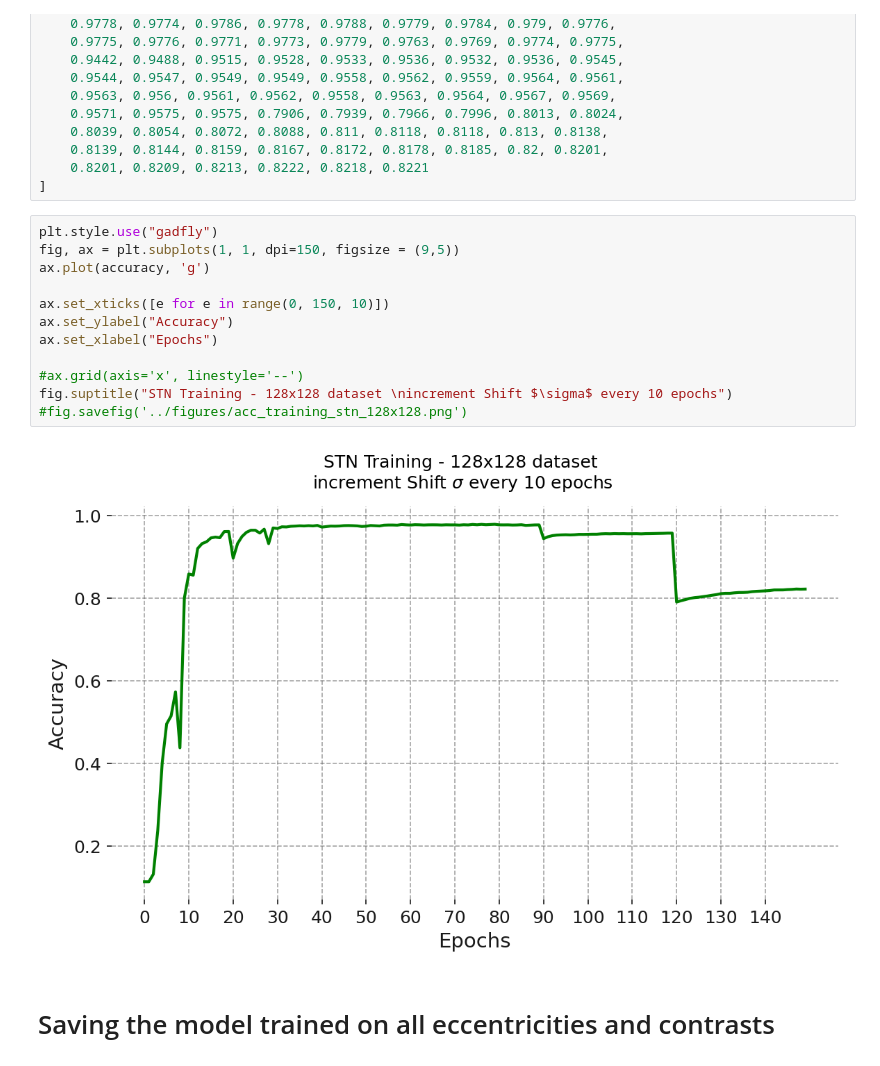
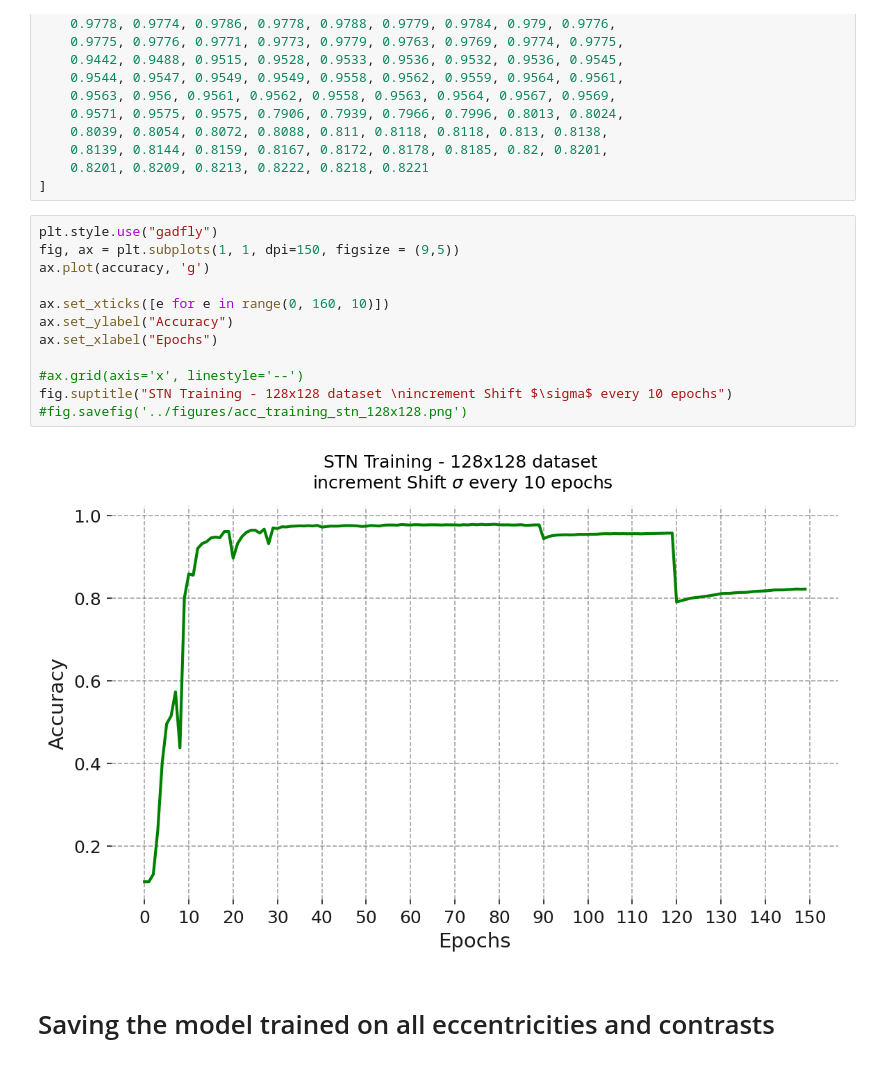
Before and after one commit to dabane-ghassan/int-lab-book, a Jupyter notebook: src/stn_128x128.ipynb, the cells around one changed output. Cells and saved outputs as stored; diff of their text form.

Commit message:
changing training plot 128x128

```diff
--- a/src/stn_128x128.ipynb
+++ b/src/stn_128x128.ipynb
@@ -346,17 +346,17 @@ accuracy = [
 # %%
 plt.style.use("gadfly")
 fig, ax = plt.subplots(1, 1, dpi=150, figsize = (9,5))
 ax.plot(accuracy, 'g')
 
-ax.set_xticks([e for e in range(0, 150, 10)])
+ax.set_xticks([e for e in range(0, 160, 10)])
 ax.set_ylabel("Accuracy")
 ax.set_xlabel("Epochs")
 
 #ax.grid(axis='x', linestyle='--')
 fig.suptitle("STN Training - 128x128 dataset \nincrement Shift $\sigma$ every 10 epochs")
 #fig.savefig('../figures/acc_training_stn_128x128.png')
 # %% [output]
-[figure, old version]
+[figure, new version]
 # %% [markdown]
 # Saving the model trained on all eccentricities and contrasts
 # %%
```
Also changed, not shown: 1 other file.
